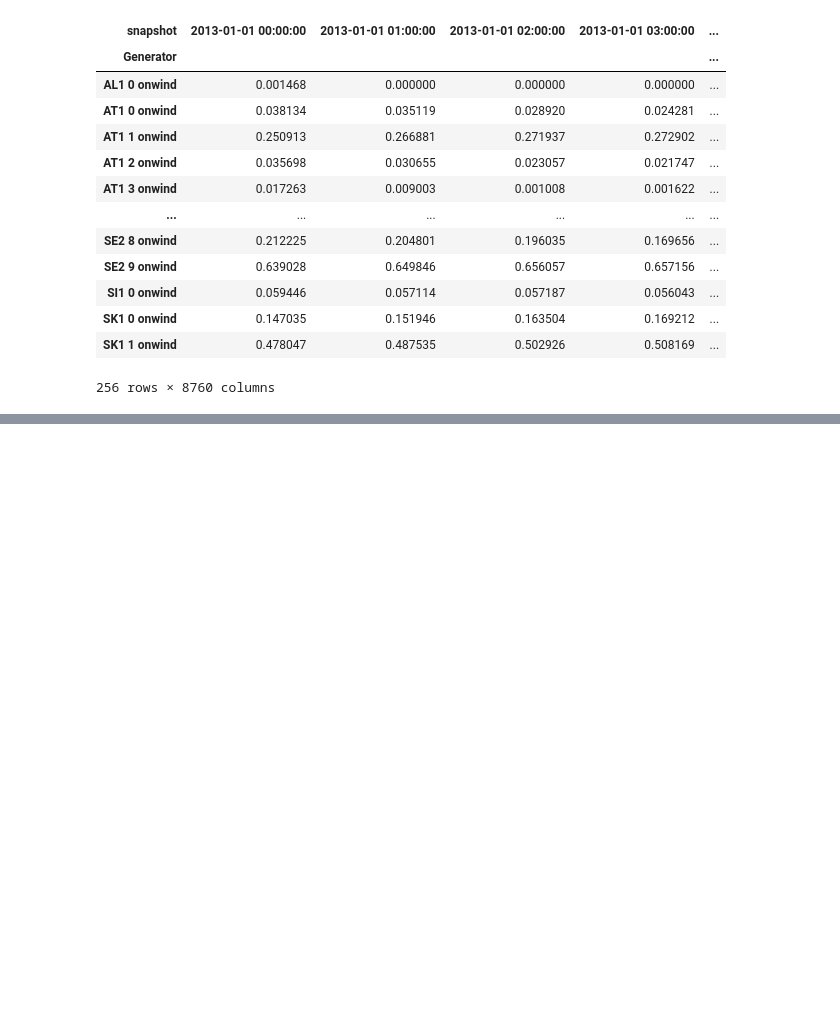
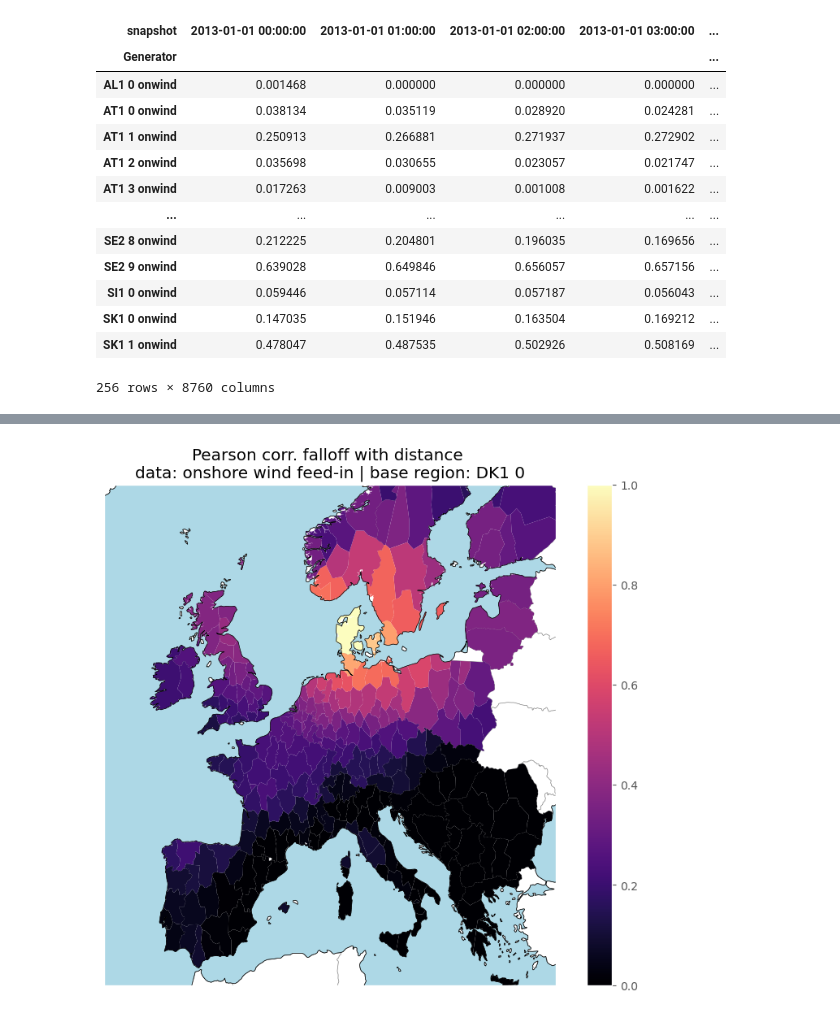
Before and after one commit to Irieo/space-time-optimization, a Jupyter notebook: scripts/maps.ipynb, the cells around one changed output, grey strips where cells are left out. Drawn from its saved outputs; the diff is of its cells as text; code cells hidden in the pictures; blank space fills up the shorter version.

```diff
--- a/scripts/maps.ipynb
+++ b/scripts/maps.ipynb
@@ -123,0 +167,76 @@ plot_average_capacity_factor(regions, n, "solar")
+# %%
+def plot_pearson_falloff(
+    regions, network, carrier="onwind", base_region="DK1 0", colormap="viridis"
+):
+
+    data = compute_pearson_correlation_falloff(n, carrier, base_region)
+
+    merged_data = regions.merge(data, left_on="name", right_on="Region", how="left")
+
+    fig, ax = plt.subplots(
+        subplot_kw={"projection": ccrs.PlateCarree()}, figsize=(10, 8)
+    )
+    ax.set_extent([-15, 30, 35, 65], crs=ccrs.PlateCarree())
+
+    map_opts = {
+        "color_geomap": {
+            "ocean": "lightblue",
+            "land": "white",
+            "border": "black",
+            "coastline": "black",
+        },
+    }
+
+    # Add map features with custom styles
+    ax.add_feature(
+        cfeature.OCEAN.with_scale("50m"),
+        facecolor=map_opts["color_geomap"]["ocean"],
+        zorder=0,
+    )
+    ax.add_feature(
+        cfeature.LAND.with_scale("50m"),
+        facecolor=map_opts["color_geomap"]["land"],
+        zorder=0,
+    )
+    ax.add_feature(
+        cfeature.BORDERS.with_scale("50m"),
+        edgecolor=map_opts["color_geomap"]["border"],
+        linewidth=0.5,
+        alpha=0.5,
+        zorder=1,
+    )
+    ax.add_feature(
+        cfeature.COASTLINE.with_scale("50m"),
+        edgecolor=map_opts["color_geomap"]["coastline"],
+        linewidth=0.5,
+        alpha=0.5,
+        zorder=1,
+    )
+
+    merged_data.plot(
+        column="Correlation", ax=ax, legend=True, cmap=colormap, vmin=0, vmax=1
+    )
+
+    if carrier == "onwind":
+        _ = "onshore wind"
+    if carrier == "solar":
+        _ = "solar PV"
+
+    ax.coastlines()
+    ax.set_title(
+        f"Pearson corr. falloff with distance \n"
+        f"data: {_} feed-in | base region: {base_region}"
+    )
+
+    # plt.show()
+    plt.savefig(
+        f"../manuscript/img/pearson_corr_falloff_{carrier}_{base_region}.pdf",
+        bbox_inches="tight",
+    )
+
+
+plot_pearson_falloff(
+    regions, n, carrier="onwind", base_region="DK1 0", colormap="magma"
+)
+# %% [output]
+[figure, added]
```
Also changed, not shown: parts of 6 cells of this notebook.
